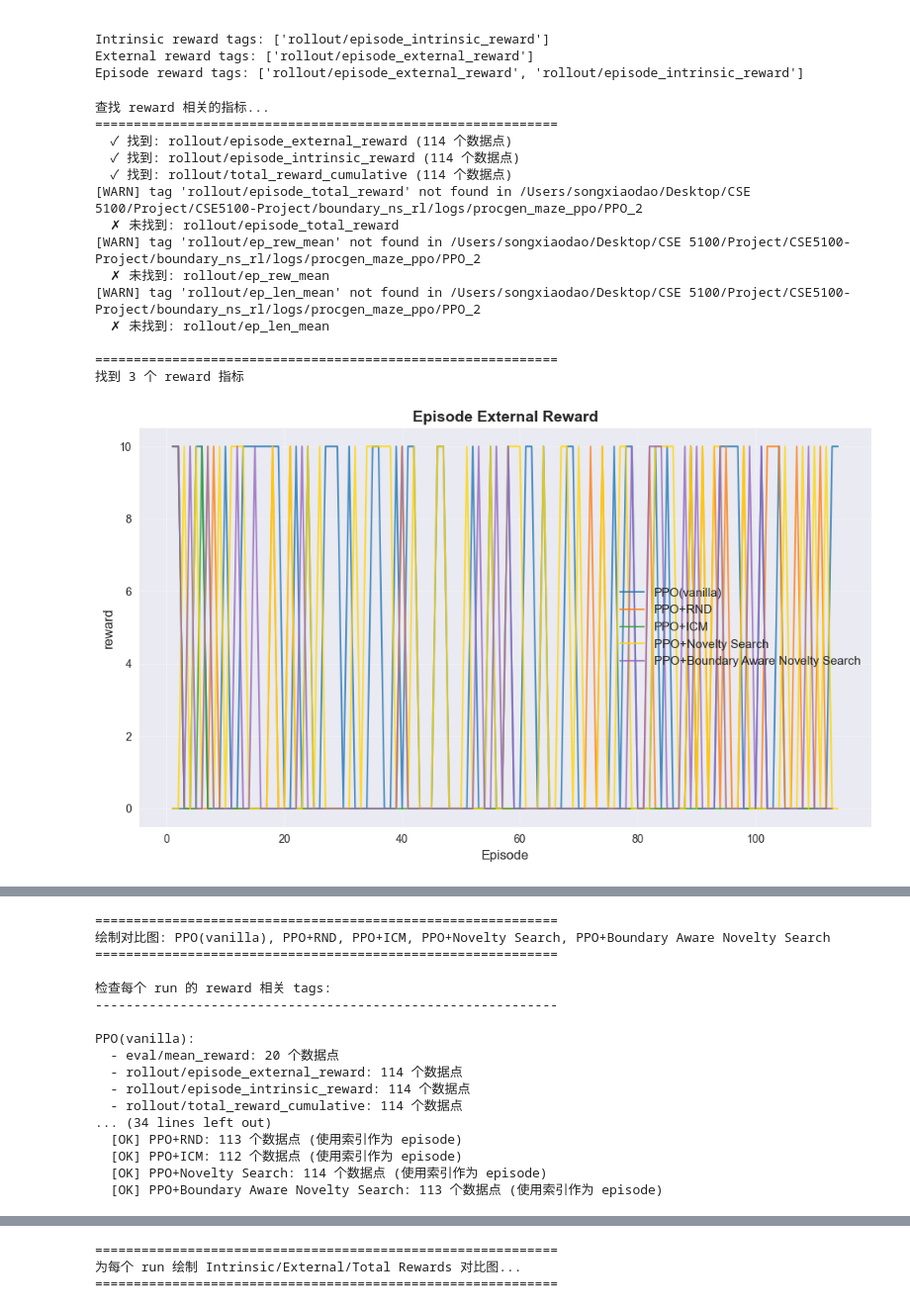
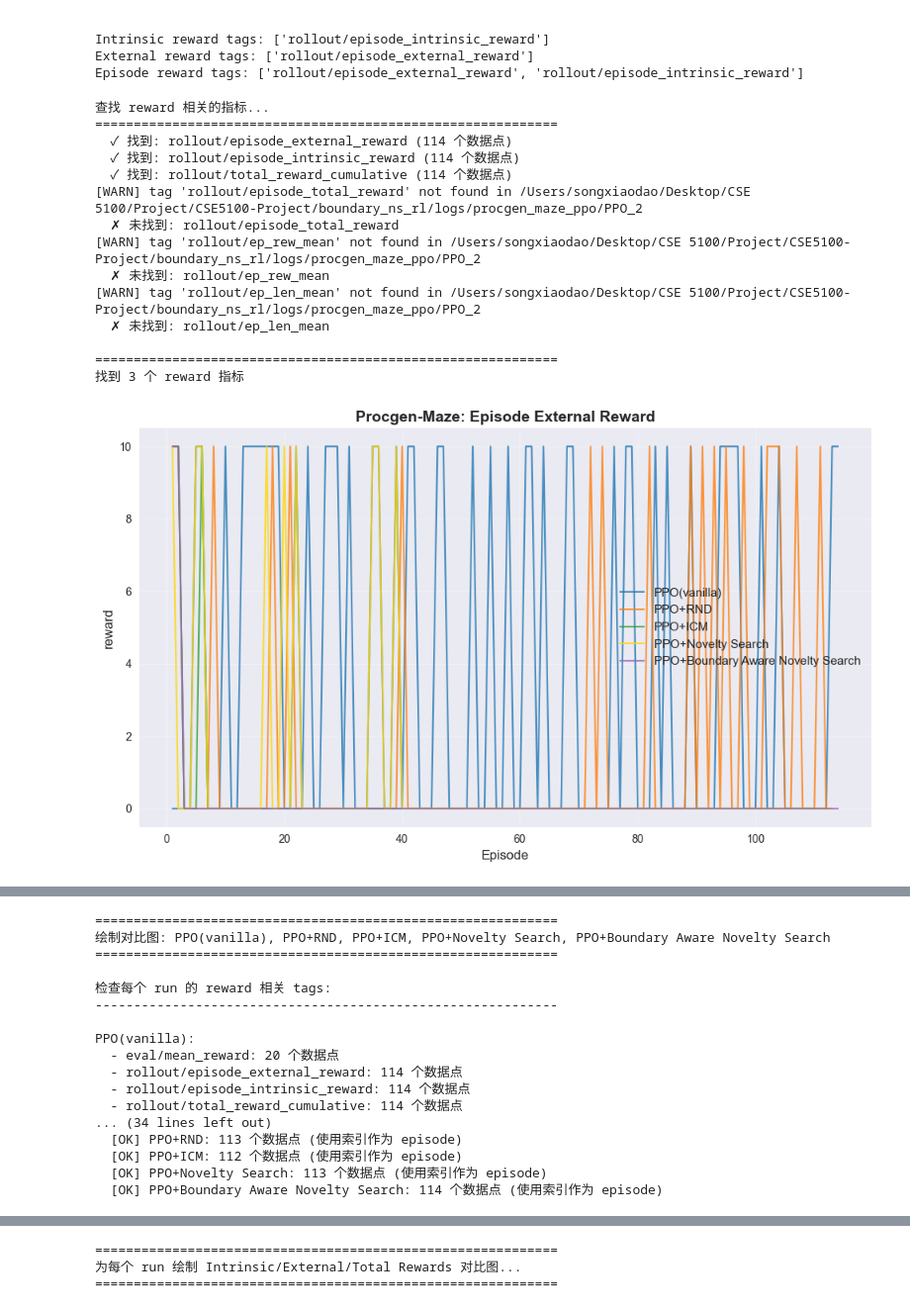
Before and after one commit to S-lijun/boundary-aware-novelty-search, a Jupyter notebook: boundary_ns_rl/TensorBoard_Procgen.ipynb, the cells around one changed output, grey strips where cells are left out. Shown at 99% size. Drawn from its saved outputs; the diff is of its cells as text; code cells hidden in the pictures.

```diff
--- a/boundary_ns_rl/TensorBoard_Procgen.ipynb
+++ b/boundary_ns_rl/TensorBoard_Procgen.ipynb
@@ -43,9 +41,9 @@ RUNS = {
     # PPO+ICM（带 ICM 内在奖励）
     "procgen_maze_ppo_icm_1": os.path.join(LOGS_DIR, "procgen_maze_ppo_icm", "PPO_1"),
     # PPO+NS（Boundary Novelty Search）
-    "procgen_maze_ppo_ns_6": os.path.join(LOGS_DIR, "procgen_maze_ppo_ns", "PPO_6"),
+    "procgen_maze_ppo_ns_7": os.path.join(LOGS_DIR, "procgen_maze_ppo_ns", "PPO_7"),
     # PPO+BANS（Boundary Aware Novelty Search）
-    "procgen_maze_ppo_bans_7": os.path.join(LOGS_DIR, "procgen_maze_ppo_bans", "PPO_7"),
+    "procgen_maze_ppo_bans_8": os.path.join(LOGS_DIR, "procgen_maze_ppo_bans", "PPO_8"),
     # 如果有多个运行，可以添加更多
     # "procgen_maze_ppo_2": os.path.join(LOGS_DIR, "procgen_maze_ppo", "PPO_2"),
     # "procgen_maze_ppo_icm_2": os.path.join(LOGS_DIR, "procgen_maze_ppo_icm", "PPO_2"),
@@ -144,8 +142,8 @@ run_name_mapping = {
     "procgen_maze_ppo_2": "PPO(vanilla)",
     "procgen_maze_ppo_rnd_4": "PPO+RND",
     "procgen_maze_ppo_icm_1": "PPO+ICM",
-    "procgen_maze_ppo_ns_6": "PPO+Novelty Search",
-    "procgen_maze_ppo_bans_7": "PPO+Boundary Aware Novelty Search",
+    "procgen_maze_ppo_ns_7": "PPO+Novelty Search",
+    "procgen_maze_ppo_bans_8": "PPO+Boundary Aware Novelty Search",
 }
 
 # 固定颜色映射，便于区分曲线
@@ -206,7 +204,9 @@ def plot_tag_for_runs(tag, runs_dict, title=None, xlabel="Episode", ylabel=None)
     plt.grid(True, alpha=0.3)
     plt.xlabel(xlabel, fontsize=12)
     plt.ylabel(ylabel if ylabel is not None else tag, fontsize=12)
-    plt.title(title if title is not None else tag, fontsize=14, fontweight='bold')
+    # 使用传入的标题（标题中已经包含了 Procgen-Maze 前缀）
+    plot_title = title if title is not None else tag
+    plt.title(plot_title, fontsize=14, fontweight='bold')
     plt.tight_layout()
     plt.show()
 
@@ -229,12 +229,12 @@ def plot_tag_for_runs(tag, runs_dict, title=None, xlabel="Episode", ylabel=None)
 # - PPO+ICM：intrinsic reward > 0（基于前向模型预测误差）
 
 reward_tags = {
-    "rollout/episode_external_reward": "Episode External Reward",
-    "rollout/episode_intrinsic_reward": "Episode Intrinsic Reward",
-    "rollout/total_reward_cumulative": "Total Reward Cumulative",
-    "rollout/episode_total_reward": "Episode Total Reward",  # 兼容旧版本的 tag
-    "rollout/ep_rew_mean": "Rollout Episode Reward Mean",  # SB3 默认的 rollout reward
-    "rollout/ep_len_mean": "Rollout Episode Length Mean",
+    "rollout/episode_external_reward": "Procgen-Maze: Episode External Reward",
+    "rollout/episode_intrinsic_reward": "Procgen-Maze: Episode Intrinsic Reward",
+    "rollout/total_reward_cumulative": "Procgen-Maze: Total Reward Cumulative",
+    "rollout/episode_total_reward": "Procgen-Maze: Episode Total Reward",  # 兼容旧版本的 tag
+    "rollout/ep_rew_mean": "Procgen-Maze: Rollout Episode Reward Mean",  # SB3 默认的 rollout reward
+    "rollout/ep_len_mean": "Procgen-Maze: Rollout Episode Length Mean",
 }
 
 print("查找 reward 相关的指标...")
@@ -266,8 +266,8 @@ comparison_runs = {
     "PPO(vanilla)": os.path.join(LOGS_DIR, "procgen_maze_ppo", "PPO_2"),
     "PPO+RND": os.path.join(LOGS_DIR, "procgen_maze_ppo_rnd", "PPO_4"),
     "PPO+ICM": os.path.join(LOGS_DIR, "procgen_maze_ppo_icm", "PPO_1"),
-    "PPO+Novelty Search": os.path.join(LOGS_DIR, "procgen_maze_ppo_ns", "PPO_6"),
-    "PPO+Boundary Aware Novelty Search": os.path.join(LOGS_DIR, "procgen_maze_ppo_bans", "PPO_7"),
+    "PPO+Novelty Search": os.path.join(LOGS_DIR, "procgen_maze_ppo_ns", "PPO_7"),
+    "PPO+Boundary Aware Novelty Search": os.path.join(LOGS_DIR, "procgen_maze_ppo_bans", "PPO_8"),
 }
 
 # 过滤出存在的运行
@@ -334,19 +334,19 @@ if len(existing_comparison_runs) > 0:
     # 定义三个指标
     metrics = {
         "rollout/episode_external_reward": {
-            "title": "Episode External Rewards",
+            "title": "Procgen-Maze: Episode External Rewards",
             "ylabel": "External Reward",
             "tag_new": "rollout/episode_external_reward",
             "tag_old": None
         },
         "rollout/episode_intrinsic_reward": {
-            "title": "Episode Intrinsic Rewards",
+            "title": "Procgen-Maze: Episode Intrinsic Rewards",
             "ylabel": "Intrinsic Reward",
             "tag_new": "rollout/episode_intrinsic_reward",
             "tag_old": None
         },
         "rollout/total_reward_cumulative": {
-            "title": "Total Reward Cumulative",
+            "title": "Procgen-Maze: Total Reward Cumulative",
             "ylabel": "Total Reward",
             "tag_new": "rollout/total_reward_cumulative",
             "tag_old": "rollout/episode_total_reward"
@@ -517,32 +517,32 @@ for run_name, run_path in RUNS.items():
             total_episodes, total_vals_aligned = align_to_episodes_single(
                 total_steps, total_vals, episode_steps, episode_counts
             )
             if total_episodes is not None:
                 plt.plot(total_episodes, total_vals_aligned, label="Total Reward Cumulative", linewidth=1.5, alpha=0.8, linestyle='--')
             else:
                 total_episodes = np.arange(1, len(total_vals) + 1)
                 plt.plot(total_episodes, total_vals, label="Total Reward Cumulative", linewidth=1.5, alpha=0.8, linestyle='--')
 
     plt.legend(fontsize=11)
     plt.grid(True, alpha=0.3)
     plt.xlabel("Episode", fontsize=12)
     plt.ylabel("Reward", fontsize=12)
-    plt.title(f"Episode Rewards - {display_name}", fontsize=14, fontweight='bold')
+    plt.title(f"Procgen-Maze: Episode Rewards - {display_name}", fontsize=14, fontweight='bold')
     plt.tight_layout()
     plt.show()
 # %% [output]
 查找 reward 相关的指标...
 ============================================================
   ✓ 找到: rollout/episode_external_reward (114 个数据点)
   ✓ 找到: rollout/episode_intrinsic_reward (114 个数据点)
   ✓ 找到: rollout/total_reward_cumulative (114 个数据点)
 [WARN] tag 'rollout/episode_total_reward' not found in /Users/songxiaodao/Desktop/CSE 5100/Project/CSE5100-Project/boundary_ns_rl/logs/procgen_maze_ppo/PPO_2
   ✗ 未找到: rollout/episode_total_reward
 [WARN] tag 'rollout/ep_rew_mean' not found in /Users/songxiaodao/Desktop/CSE 5100/Project/CSE5100-Project/boundary_ns_rl/logs/procgen_maze_ppo/PPO_2
   ✗ 未找到: rollout/ep_rew_mean
 [WARN] tag 'rollout/ep_len_mean' not found in /Users/songxiaodao/Desktop/CSE 5100/Project/CSE5100-Project/boundary_ns_rl/logs/procgen_maze_ppo/PPO_2
   ✗ 未找到: rollout/ep_len_mean
 
 ============================================================
 找到 3 个 reward 指标
-[figure, old version]
+[figure, new version]
@@ -563,5 +563,5 @@ PPO(vanilla):
 ... (34 lines left out)
   [OK] PPO+RND: 113 个数据点 (使用索引作为 episode)
   [OK] PPO+ICM: 112 个数据点 (使用索引作为 episode)
-  [OK] PPO+Novelty Search: 114 个数据点 (使用索引作为 episode)
-  [OK] PPO+Boundary Aware Novelty Search: 113 个数据点 (使用索引作为 episode)
+  [OK] PPO+Novelty Search: 113 个数据点 (使用索引作为 episode)
+  [OK] PPO+Boundary Aware Novelty Search: 114 个数据点 (使用索引作为 episode)
```
Also changed, not shown: parts of 5 cells of this notebook, 44 other files.
